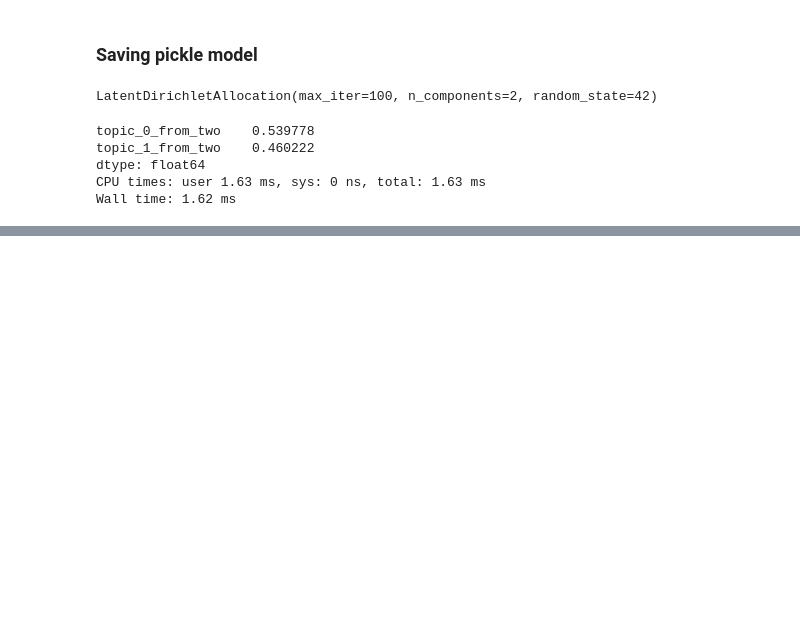
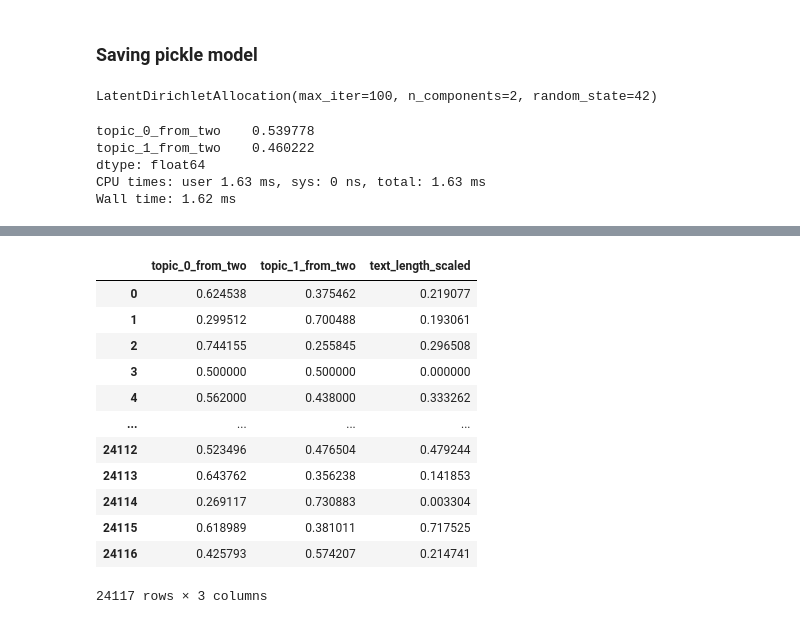
Before and after one commit to ninamcunha/amooora, a Jupyter notebook: notebooks/dedemenezes_final_lda.ipynb, the cells around one changed output, grey strips where cells are left out. Drawn from its saved outputs; the diff is of its cells as text; code cells hidden in the pictures; blank space fills up the shorter version.

```diff
--- a/notebooks/dedemenezes_final_lda.ipynb
+++ b/notebooks/dedemenezes_final_lda.ipynb
@@ -259,0 +332,16 @@ Wall time: 1.62 ms
+# %%
+pd.read_csv('../raw_data/nina_dataframe.csv')
+# %% [output]
+|  | topic_0_from_two | topic_1_from_two | text_length_scaled |
+| 0 | 0.624538 | 0.375462 | 0.219077 |
+| 1 | 0.299512 | 0.700488 | 0.193061 |
+| 2 | 0.744155 | 0.255845 | 0.296508 |
+| 3 | 0.500000 | 0.500000 | 0.000000 |
+| 4 | 0.562000 | 0.438000 | 0.333262 |
+| ... | ... | ... | ... |
+| 24112 | 0.523496 | 0.476504 | 0.479244 |
+| 24113 | 0.643762 | 0.356238 | 0.141853 |
+| 24114 | 0.269117 | 0.730883 | 0.003304 |
+| 24115 | 0.618989 | 0.381011 | 0.717525 |
+| 24116 | 0.425793 | 0.574207 | 0.214741 |
+24117 rows × 3 columns
```
Also changed, not shown: parts of 12 cells of this notebook.
